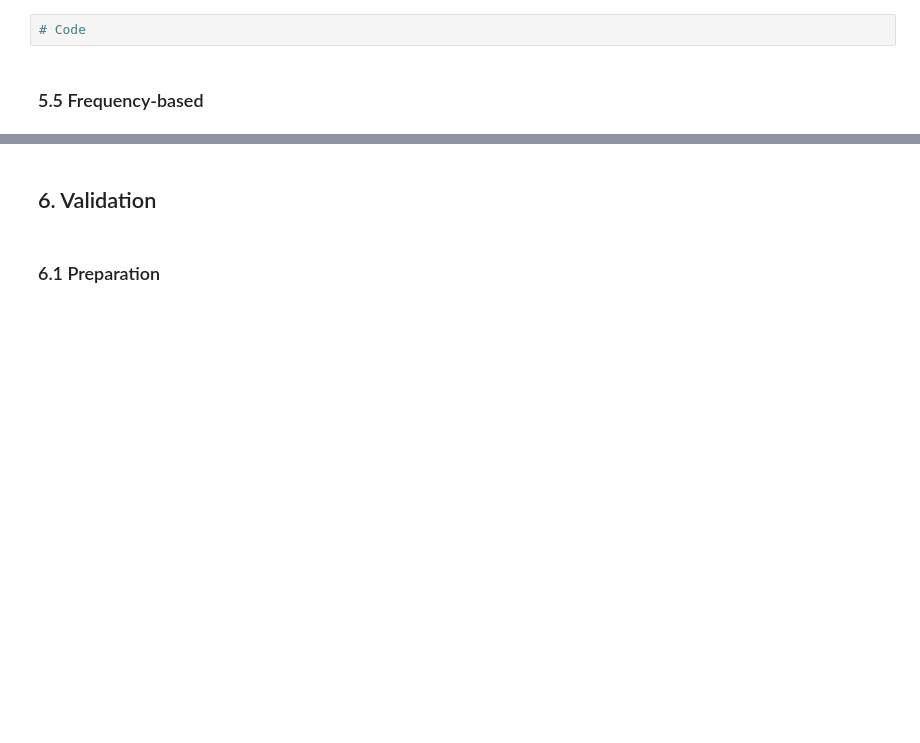
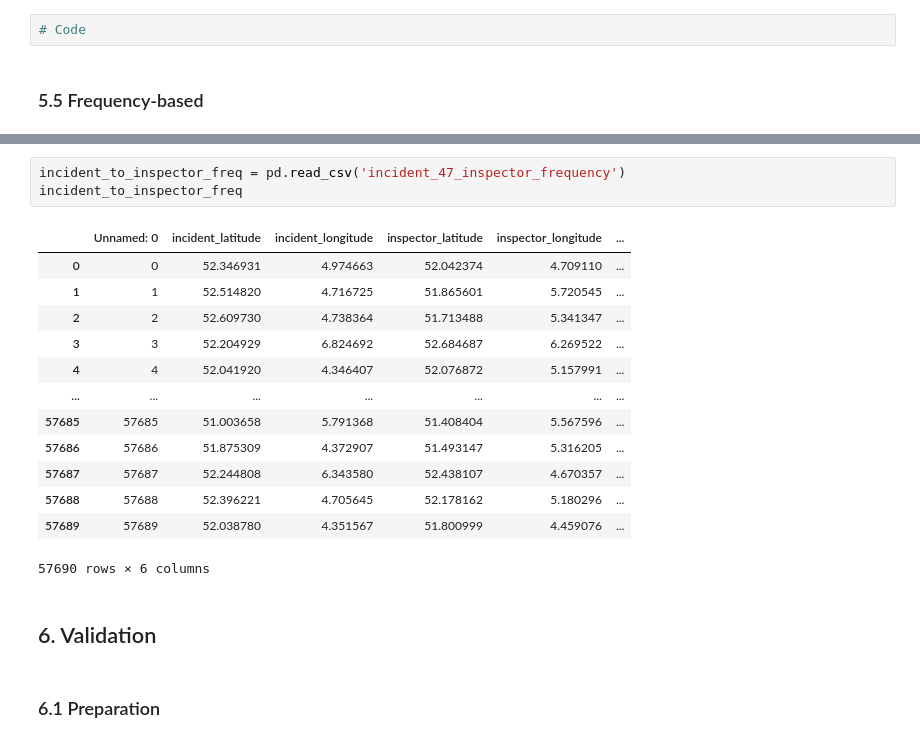
Before and after one commit to janinetimmerman8/RWS-group3, a Jupyter notebook: _Final_Notebook_.ipynb, the cells around one changed output, grey strips where cells are left out. Saved outputs shown, nothing was run; the diff lists cells and outputs as text; blank space fills up the shorter version.

```diff
--- a/_Final_Notebook_.ipynb
+++ b/_Final_Notebook_.ipynb
@@ -881,3 +983,20 @@ text
+# %%
+incident_to_inspector_freq = pd.read_csv('incident_47_inspector_frequency')
+incident_to_inspector_freq
+# %% [output]
+|  | Unnamed: 0 | incident_latitude | incident_longitude | inspector_latitude | inspector_longitude | ... |
+| 0 | 0 | 52.346931 | 4.974663 | 52.042374 | 4.709110 | ... |
+| 1 | 1 | 52.514820 | 4.716725 | 51.865601 | 5.720545 | ... |
+| 2 | 2 | 52.609730 | 4.738364 | 51.713488 | 5.341347 | ... |
+| 3 | 3 | 52.204929 | 6.824692 | 52.684687 | 6.269522 | ... |
+| 4 | 4 | 52.041920 | 4.346407 | 52.076872 | 5.157991 | ... |
+| ... | ... | ... | ... | ... | ... | ... |
+| 57685 | 57685 | 51.003658 | 5.791368 | 51.408404 | 5.567596 | ... |
+| 57686 | 57686 | 51.875309 | 4.372907 | 51.493147 | 5.316205 | ... |
+| 57687 | 57687 | 52.244808 | 6.343580 | 52.438107 | 4.670357 | ... |
+| 57688 | 57688 | 52.396221 | 4.705645 | 52.178162 | 5.180296 | ... |
+| 57689 | 57689 | 52.038780 | 4.351567 | 51.800999 | 4.459076 | ... |
+57690 rows × 6 columns
 # %% [markdown]
 ## 6. Validation
 # %% [markdown]
```
Also changed, not shown: parts of 19 cells of this notebook, 1 other file.
